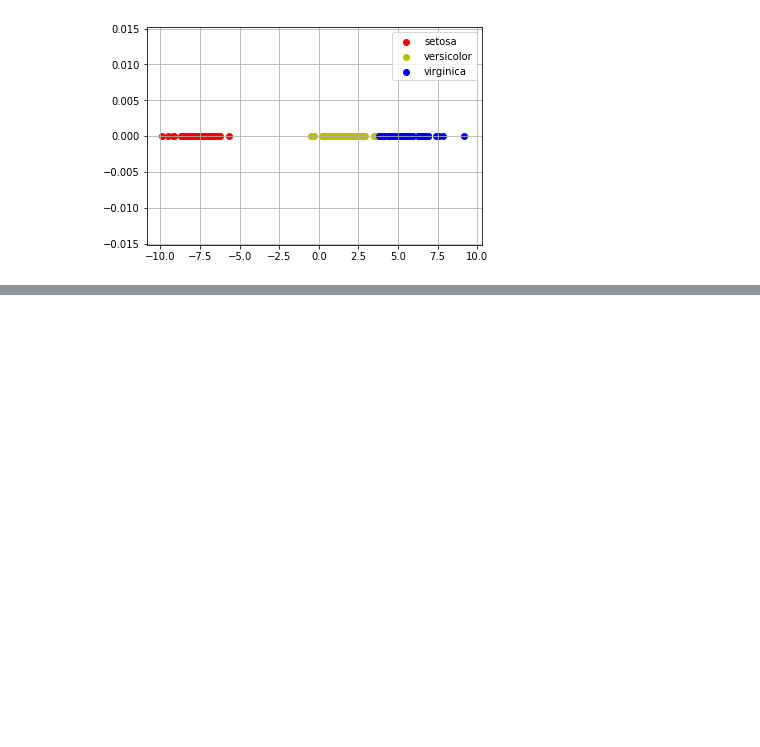
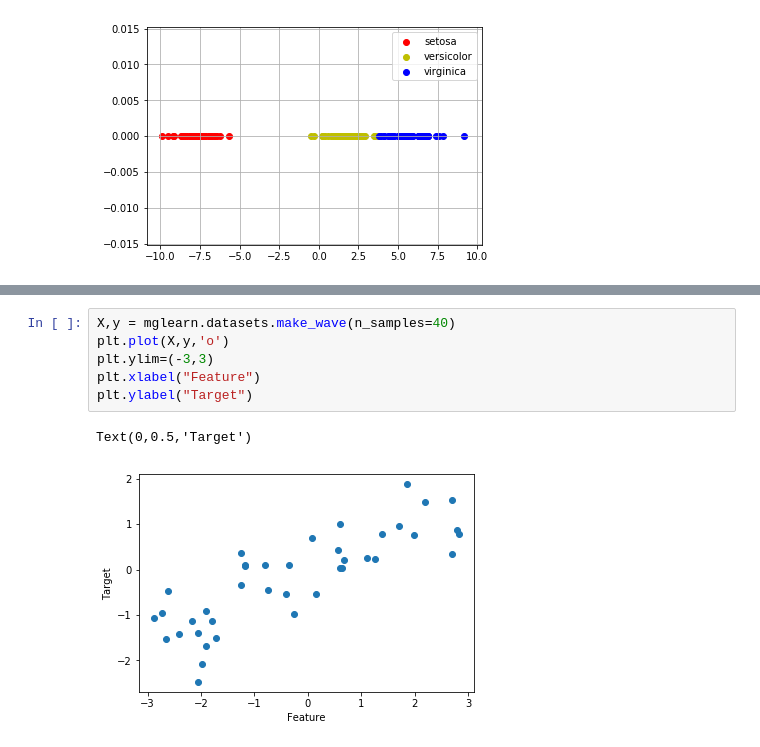
Before and after one commit to AnnYN/classify, a Jupyter notebook: discriminant-analysis.ipynb, the cells around one changed output, grey strips where cells are left out. Cells and saved outputs as stored; diff of their text form; blank space fills up the shorter version.

```diff
--- a/discriminant-analysis.ipynb
+++ b/discriminant-analysis.ipynb
@@ -146,0 +178,9 @@ plt.show()
+# %%
+X,y = mglearn.datasets.make_wave(n_samples=40)
+plt.plot(X,y,'o')
+plt.ylim=(-3,3)
+plt.xlabel("Feature")
+plt.ylabel("Target")
+# %% [output]
+Text(0,0.5,'Target')
+[figure, added]
```
Also changed, not shown: parts of 94 cells of this notebook.
